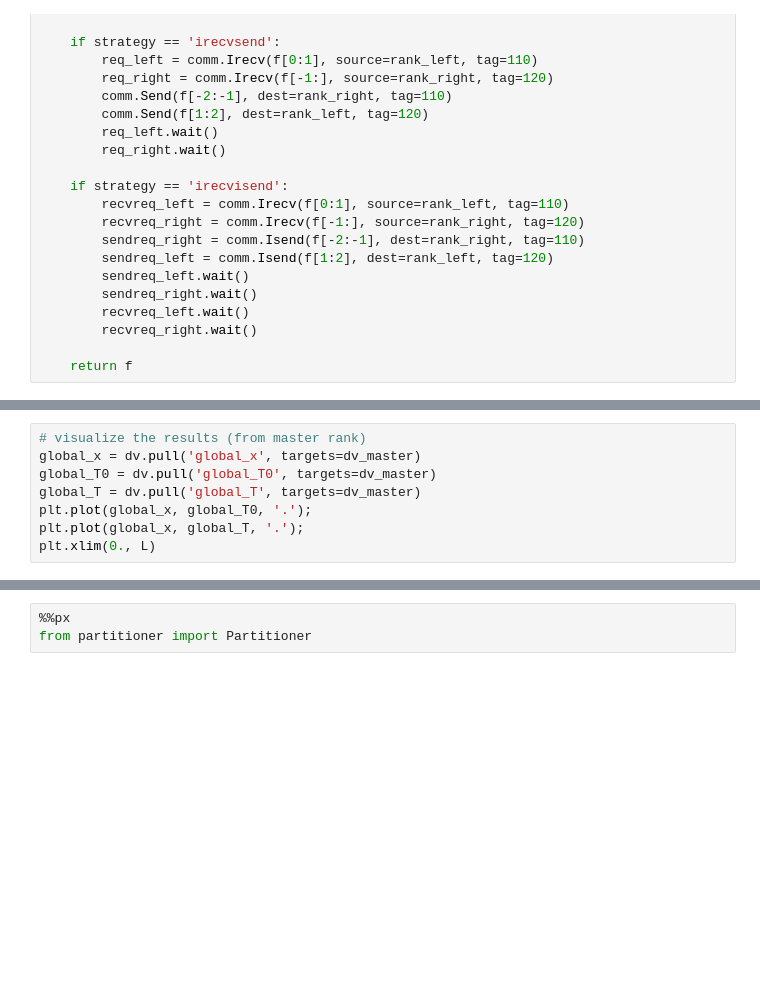
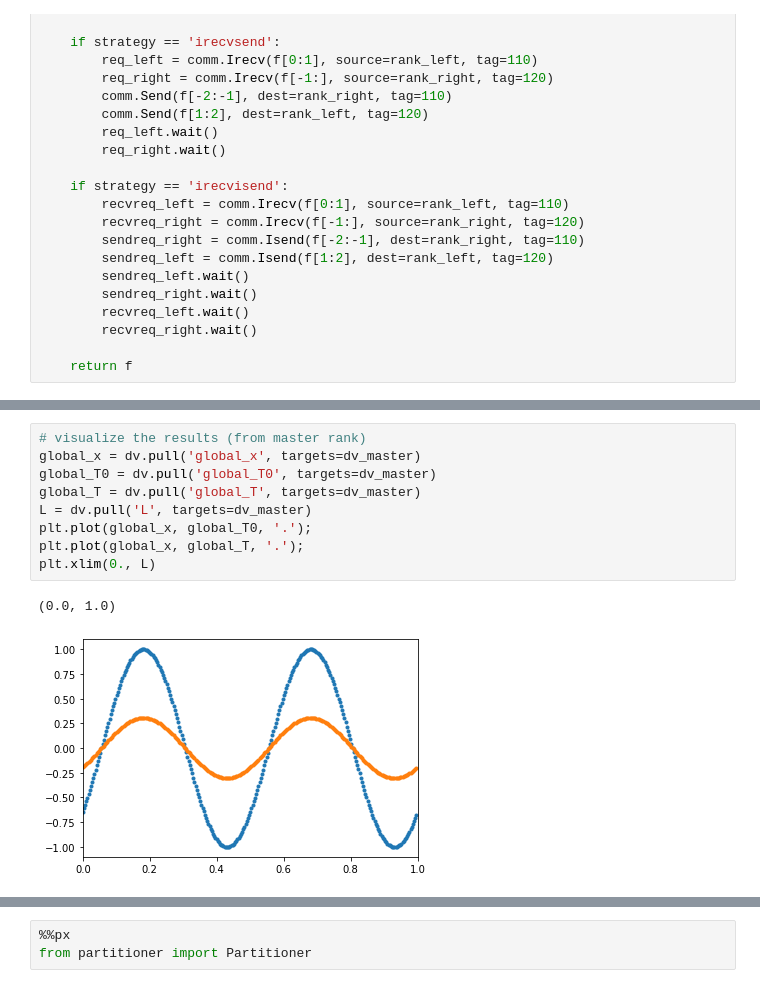
Before and after one commit to ofuhrer/HPC4WC, a Jupyter notebook: day3/solutions/03-domain-decomposition.ipynb, the cells around one changed output, grey strips where cells are left out. Saved outputs shown, nothing was run; the diff lists cells and outputs as text; blank space fills up the shorter version.

```diff
--- a/day3/solutions/03-domain-decomposition.ipynb
+++ b/day3/solutions/03-domain-decomposition.ipynb
@@ -455,11 +430,15 @@ comm.Gather(T[1:-1], global_T, root=0)
 # %%
 # visualize the results (from master rank)
 global_x = dv.pull('global_x', targets=dv_master)
 global_T0 = dv.pull('global_T0', targets=dv_master)
 global_T = dv.pull('global_T', targets=dv_master)
+L = dv.pull('L', targets=dv_master)
 plt.plot(global_x, global_T0, '.');
 plt.plot(global_x, global_T, '.');
 plt.xlim(0., L)
+# %% [output]
+(0.0, 1.0)
+[figure, added]
 # %% [markdown]
 ## 2-Dimensional Domain Decomposition
 
```
Also changed, not shown: parts of 21 cells of this notebook, 4 other files.
